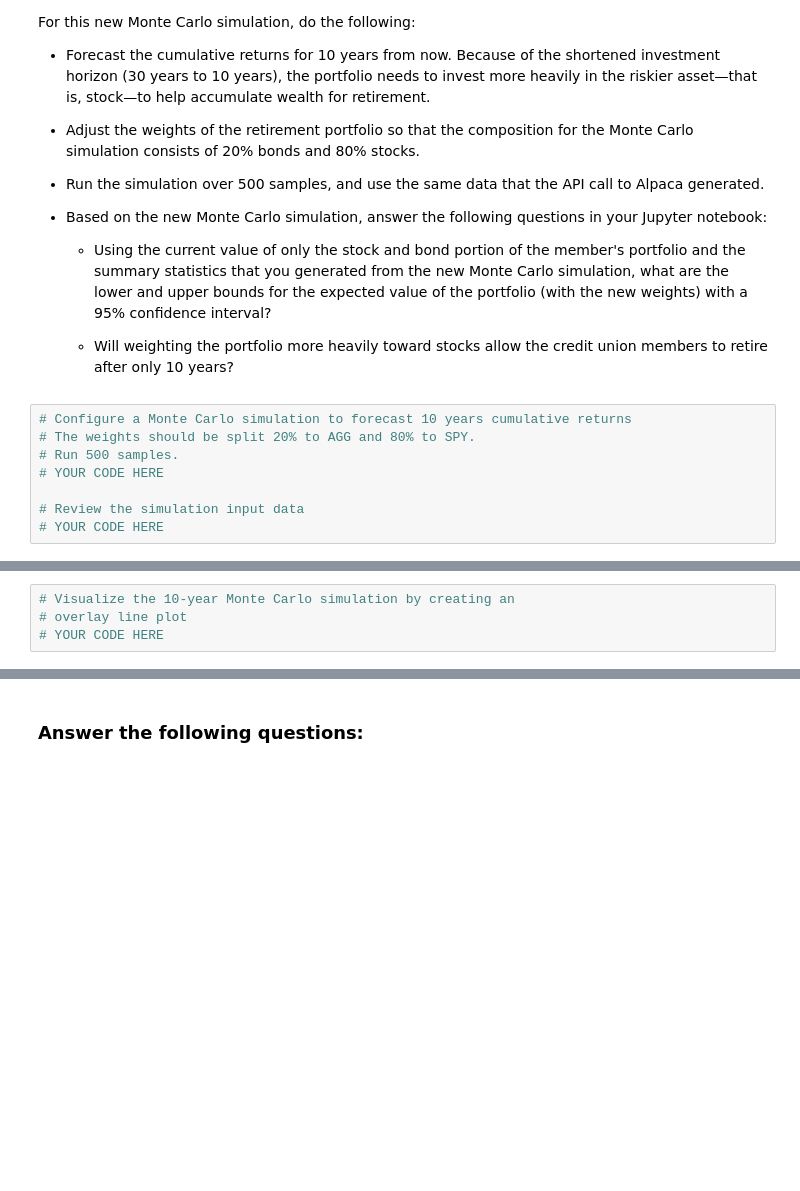
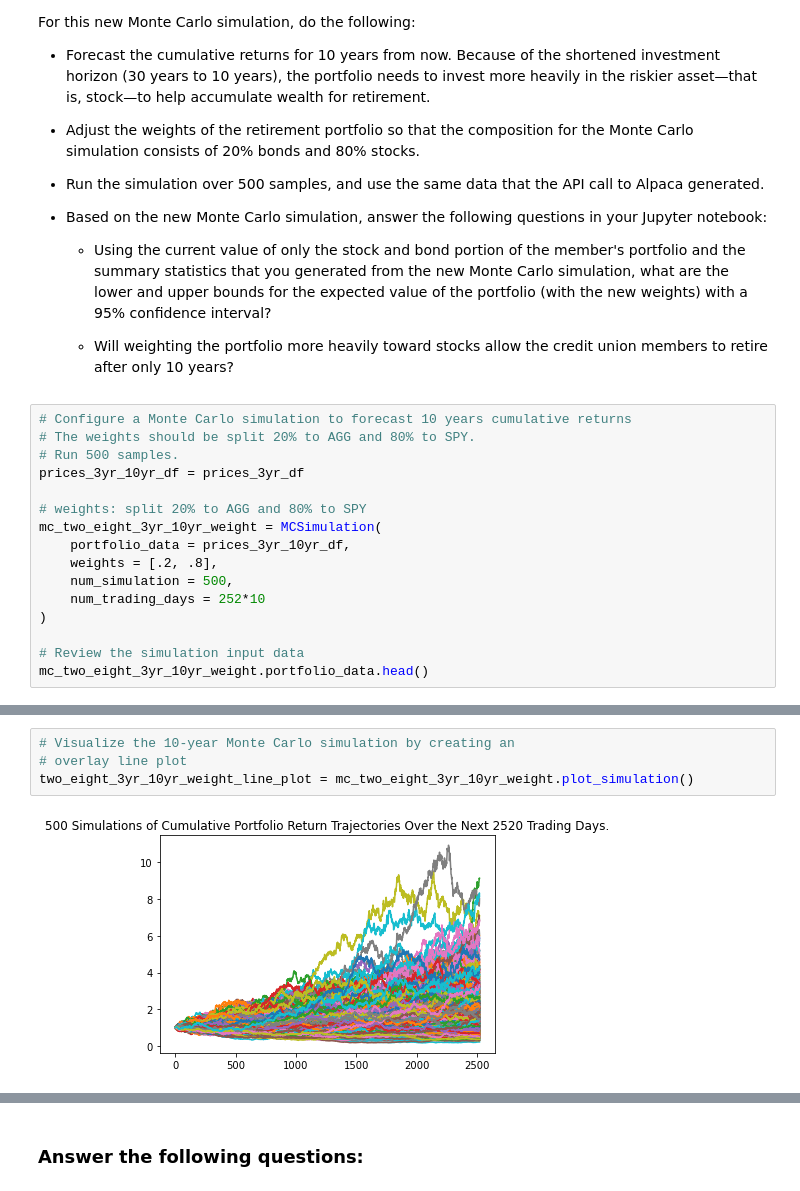
Before and after one commit to dinesh-m/financial_planner, a Jupyter notebook: financial_planning_tools.ipynb, the cells around one changed output, grey strips where cells are left out. Drawn from its saved outputs; the diff is of its cells as text; blank space fills up the shorter version.

```diff
--- a/financial_planning_tools.ipynb
+++ b/financial_planning_tools.ipynb
@@ -740,7 +740,15 @@ For this new Monte Carlo simulation, do the following:
 # Configure a Monte Carlo simulation to forecast 10 years cumulative returns
 # The weights should be split 20% to AGG and 80% to SPY.
 # Run 500 samples.
-# YOUR CODE HERE
+prices_3yr_10yr_df = prices_3yr_df
+
+# weights: split 20% to AGG and 80% to SPY
+mc_two_eight_3yr_10yr_weight = MCSimulation(
+    portfolio_data = prices_3yr_10yr_df,
+    weights = [.2, .8],
+    num_simulation = 500,
+    num_trading_days = 252*10
+)
 
 # Review the simulation input data
-# YOUR CODE HERE
+mc_two_eight_3yr_10yr_weight.portfolio_data.head()
@@ -750,7 +809,9 @@ For this new Monte Carlo simulation, do the following:
 # %%
 # Visualize the 10-year Monte Carlo simulation by creating an
 # overlay line plot
-# YOUR CODE HERE
+two_eight_3yr_10yr_weight_line_plot = mc_two_eight_3yr_10yr_weight.plot_simulation()
+# %% [output]
+[figure, added]
 # %%
 # Visualize the probability distribution of the 10-year Monte Carlo simulation
 # by plotting a histogram
```
Also changed, not shown: parts of 5 cells of this notebook.
